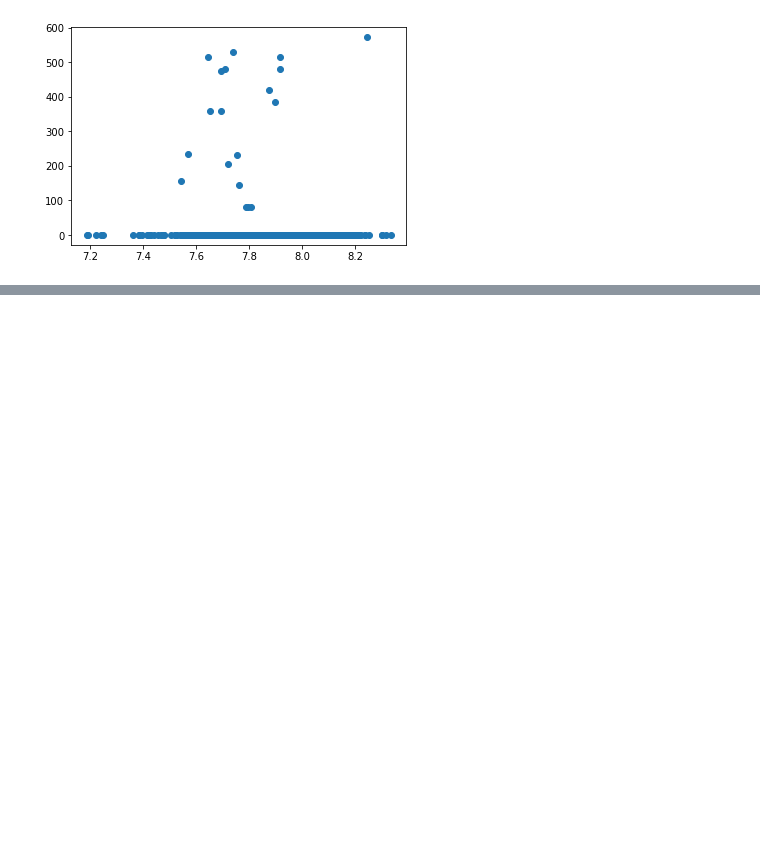
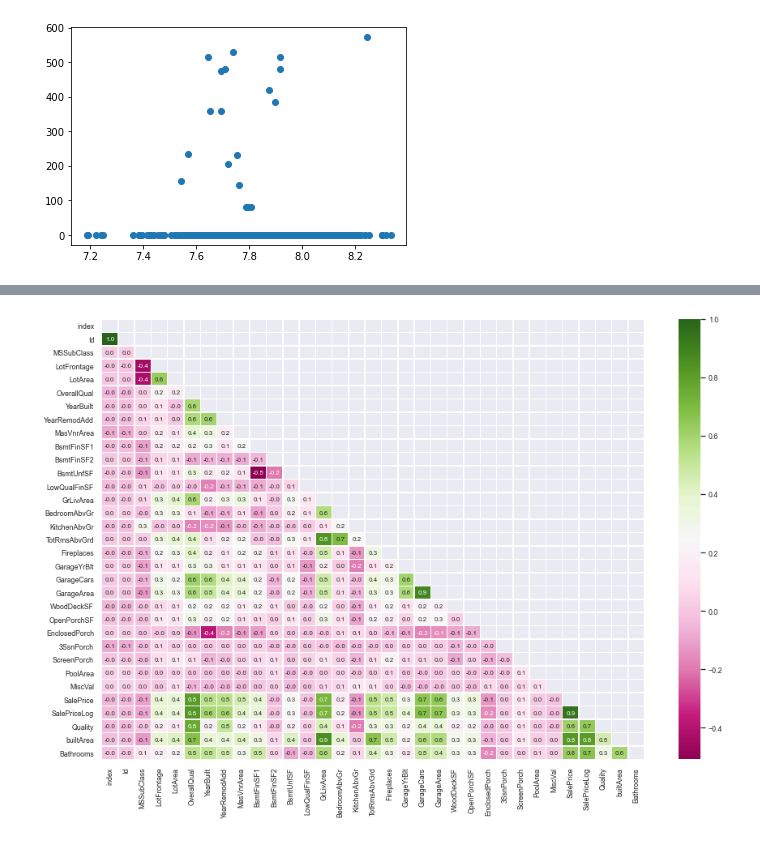
Before and after one commit to cglll/statistical-analysis-project, a Jupyter notebook: ProjectStatistics.ipynb, the cells around one changed output, grey strips where cells are left out. Saved outputs shown, nothing was run; the diff lists cells and outputs as text; code cells hidden in the pictures; blank space fills up the shorter version.

```diff
--- a/ProjectStatistics.ipynb
+++ b/ProjectStatistics.ipynb
@@ -417,0 +440,14 @@ data corr
+# %%
+#Correlation
+data_clean=data.copy()
+#Drop columns that were summarized
+data_clean=data_clean.drop('OverallCond', 1)
+data_clean=data_clean.drop('TotalBsmtSF', 1)
+data_clean=data_clean.drop('1stFlrSF', 1)
+data_clean=data_clean.drop('2ndFlrSF', 1)
+data_clean=data_clean.drop('FullBath', 1)
+data_clean=data_clean.drop('BsmtHalfBath', 1)
+data_clean=data_clean.drop('HalfBath', 1)
+data_clean=data_clean.drop('BsmtFullBath', 1)
+data_clean.corr()['SalePriceLog'].sort_values()
+data.head()
@@ -417,0 +462,15 @@ data corr
+# %%
+#sb.set_theme(style="white")
+
+sb.set(font_scale=0.8)
+# Compute the correlation matrix
+corr = data_clean._get_numeric_data().corr()
+
+# Generate a mask for the upper triangle
+mask = np.triu(np.ones_like(corr, dtype=bool))
+
+
+plt.figure(figsize=(15, 10))
+ax = sb.heatmap(corr,mask=mask, annot=True, annot_kws={'size': 8}, fmt='.1f', cmap='PiYG', linewidths=.5)
+# %% [output]
+[figure, added]
```
Also changed, not shown: parts of 34 cells of this notebook.
